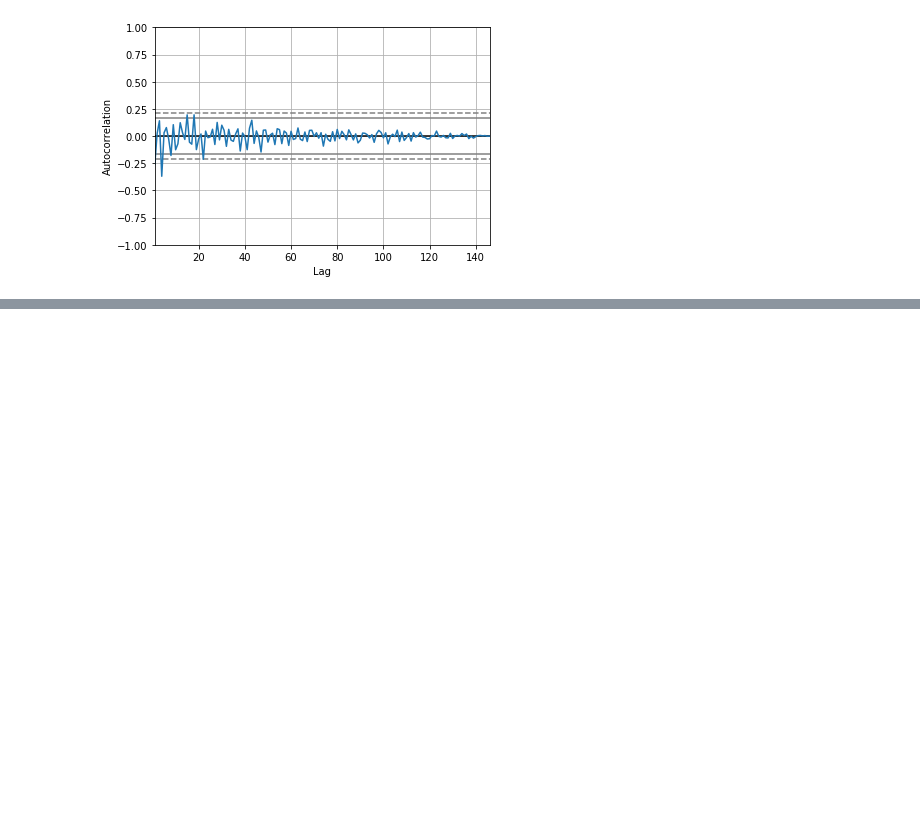
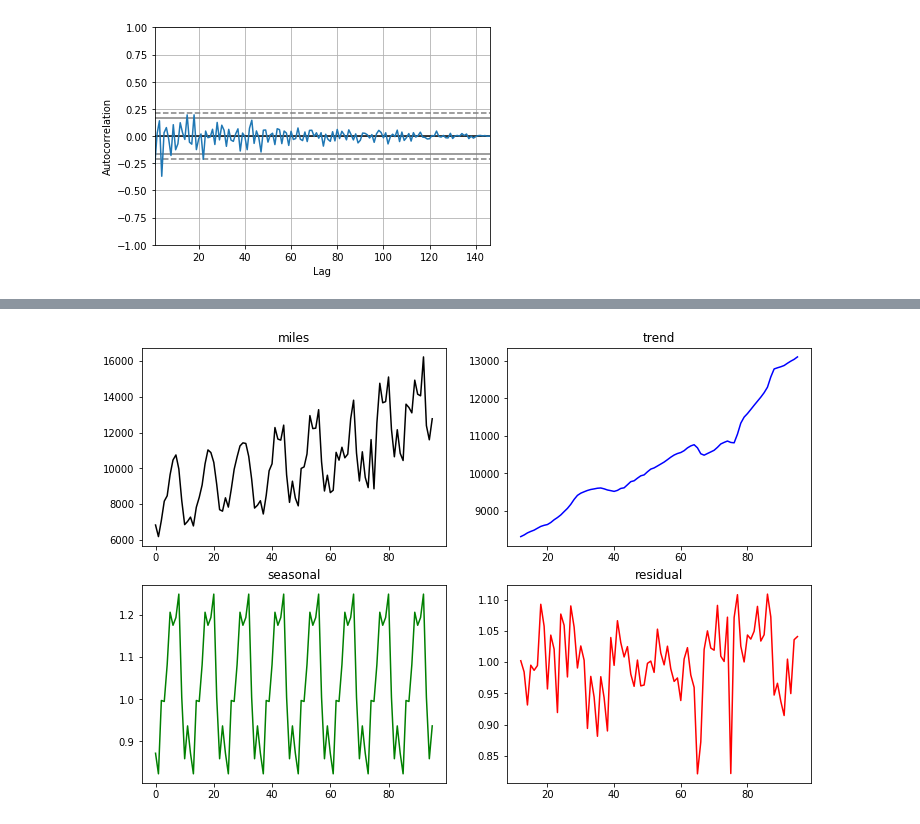
Before and after one commit to damiansp/TS, a Jupyter notebook: python/practical_TSA/02_understanding_TS_data/06_decomposition.py.ipynb, the cells around one changed output, grey strips where cells are left out. Saved outputs shown, nothing was run; the diff lists cells and outputs as text; code cells hidden in the pictures; blank space fills up the shorter version.

```diff
--- a/python/practical_TSA/02_understanding_TS_data/06_decomposition.py.ipynb
+++ b/python/practical_TSA/02_understanding_TS_data/06_decomposition.py.ipynb
@@ -104,0 +155,29 @@ acf(resids_qtr_diff);
+# %%
+# multiplicative model
+resids = air.miles / trend_comp
+
+# seasonal: monthly mean of resids
+month_mean = resids.groupby(by=month).aggregate('mean')
+seasonal_comp = np.array([month_mean.values] * n_years)\
+    .reshape((12 * n_years))
+
+irr_val = air.miles / (trend_comp * seasonal_comp)
+# %%
+plt.figure(figsize=(12, 8))
+plt.subplot(221)
+plt.plot(air.miles, 'k-')
+plt.title('miles')
+
+plt.subplot(222)
+plt.plot(trend_comp, 'b-')
+plt.title('trend')
+
+plt.subplot(223)
+plt.plot(seasonal_comp, 'g-')
+plt.title('seasonal')
+
+plt.subplot(224)
+plt.plot(irr_val, 'r-')
+plt.title('residual');
+# %% [output]
+[figure, added]
```
Also changed, not shown: parts of 7 cells of this notebook.
